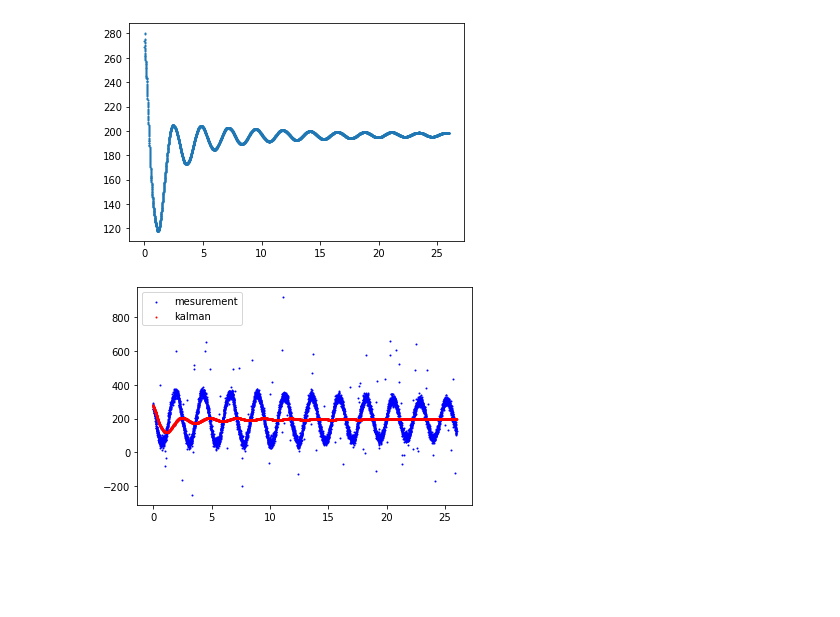
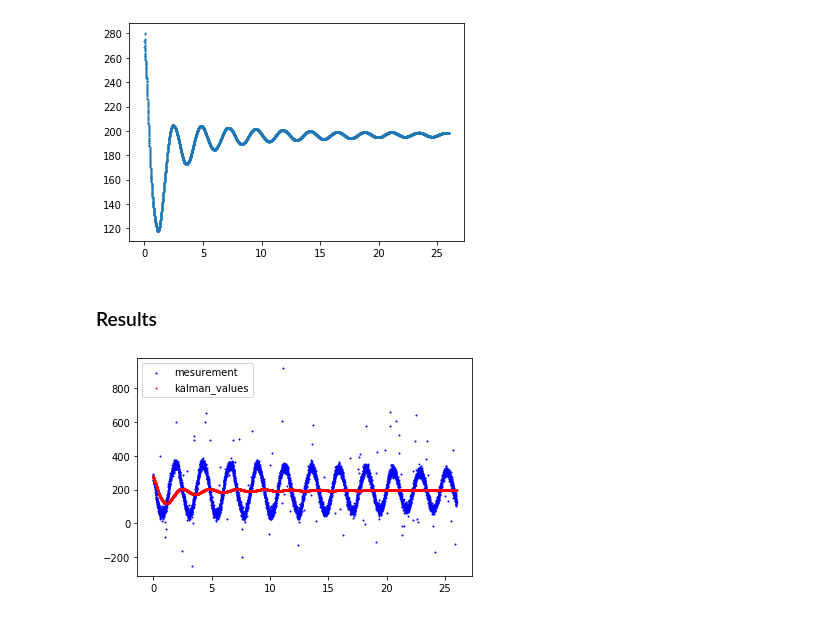
Before and after one commit to mohamedsayed18/SPA_LR, a Jupyter notebook: Kalman.ipynb, the cells around one changed output. Drawn from its saved outputs; the diff is of its cells as text; code cells hidden in the pictures; blank space fills up the shorter version.

Commit message:
Kalman

```diff
--- a/Kalman.ipynb
+++ b/Kalman.ipynb
@@ -52,15 +68,17 @@ plt.scatter(x,kal,s=1)
 # %% [output]
 <matplotlib.collections.PathCollection at 0x...>
 [figure]
+# %% [markdown]
+### Results
 # %%
 #plot the measurements and the estimations
 
 fig = plt.figure()
 ax1 = fig.add_subplot(111)
 
 ax1.scatter(x, y, s=1, c='b', label='mesurement')
-ax1.scatter(x, kal, s=1, c='r', label='kalman')
+ax1.scatter(x, kal, s=1, c='r', label='kalman_values')
 plt.legend(loc='upper left');
 plt.show()
 # %% [output]
-[figure, old version]
+[figure, new version]
```
Also changed, not shown: parts of 12 cells of this notebook.
